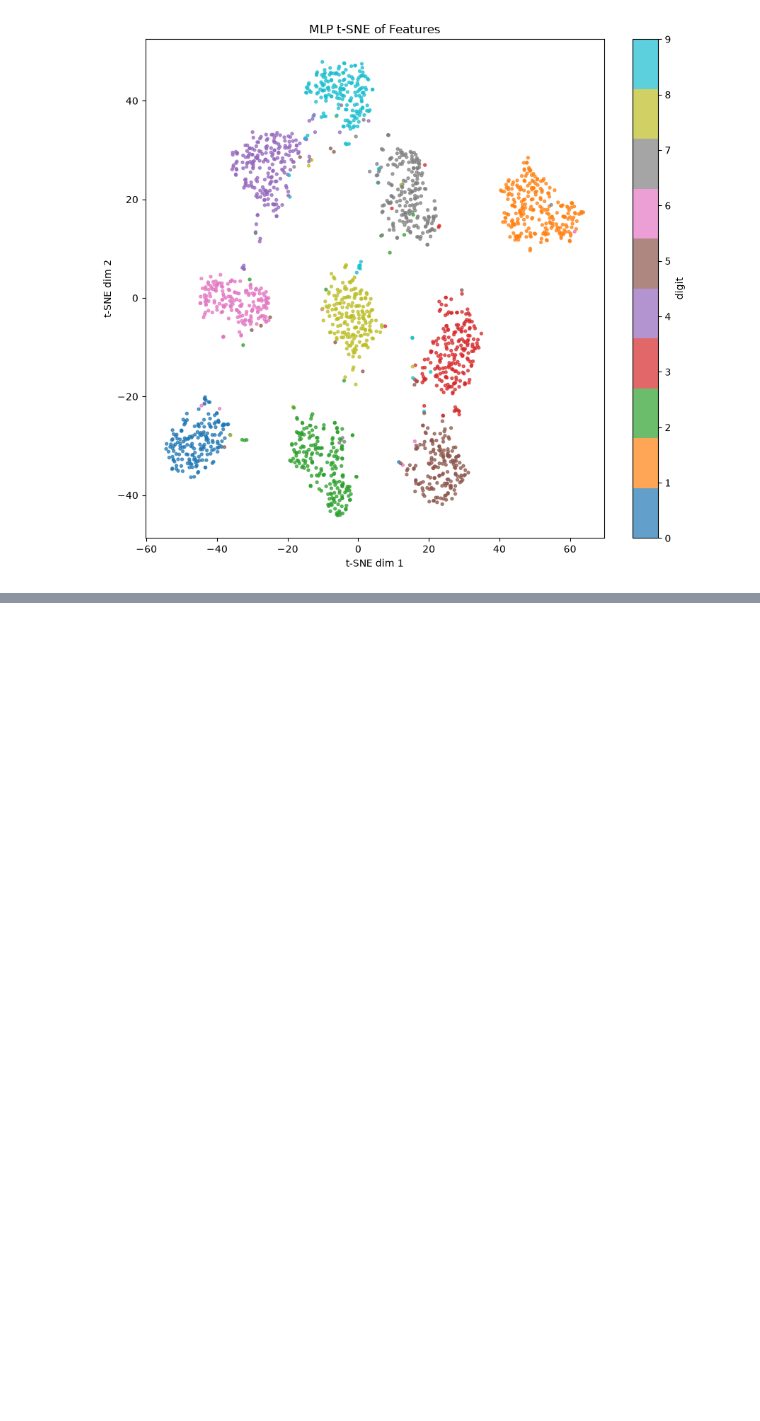
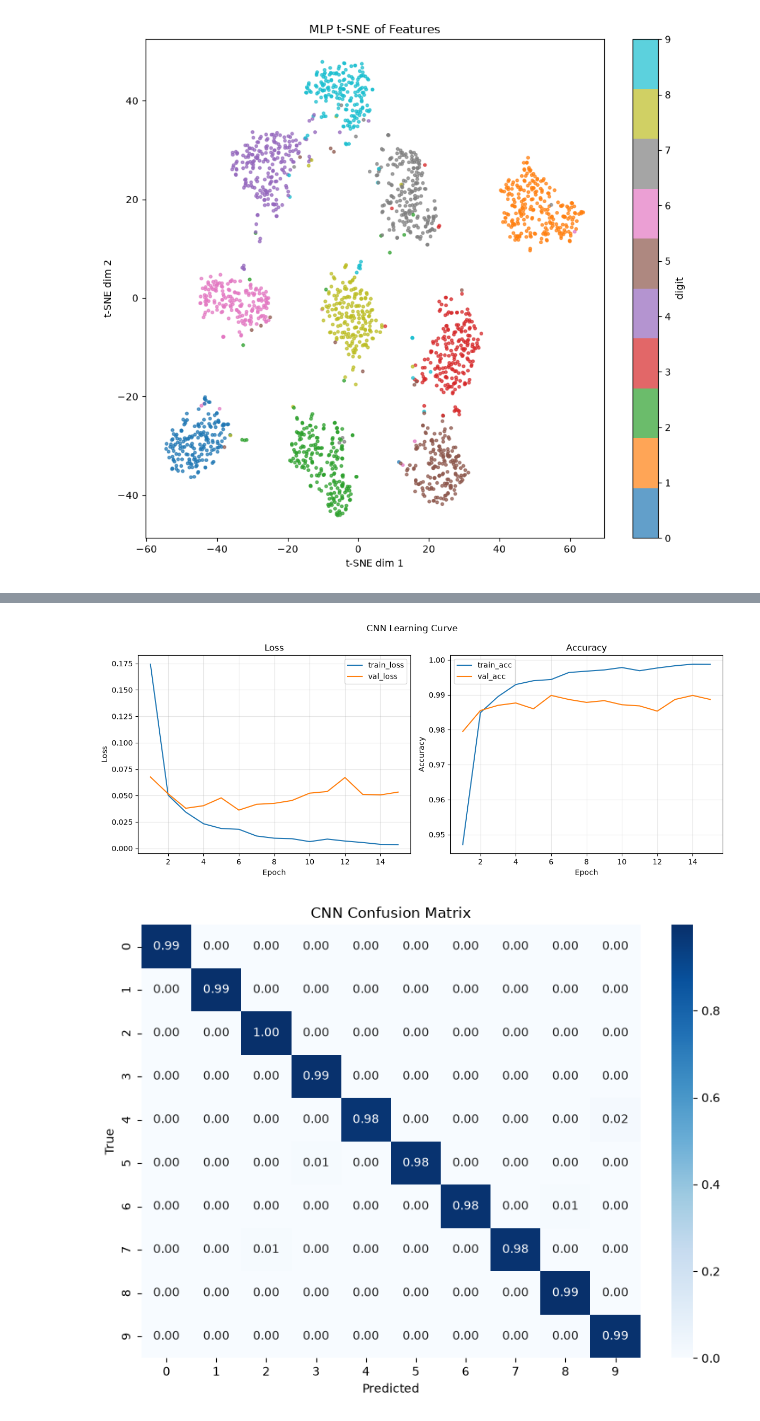
Before and after one commit to hyunwoonoh99/hw_mnist_project, a Jupyter notebook: notebooks/experiments.ipynb, the cells around one changed output, grey strips where cells are left out. Saved outputs shown, nothing was run; the diff lists cells and outputs as text; code cells hidden in the pictures; blank space fills up the shorter version.

Commit message:
Add ViT model, complete 4-model comparison with visualizations

```diff
--- a/notebooks/experiments.ipynb
+++ b/notebooks/experiments.ipynb
@@ -88,3 +88,13 @@ plot_tsne(features, labels, title="MLP t-SNE of Features")
 # %% [output]
 feature shape: (2000, 128)
 [figure]
+# %%
+from models.cnn import CNN
+
+# CNN 학습 (MLP와 동일 조건: 15 epoch, 같은 데이터)
+cnn_model = CNN()
+cnn_history, cnn_best_epoch, cnn_test_result = fit(
+    cnn_model, train_loader, val_loader, test_loader,
+    epochs=15, device=device,
+    save_path="../results/cnn_best.pth"
+)
@@ -90,0 +121,14 @@ feature shape: (2000, 128)
+# %%
+# 1) CNN learning curve
+plot_learning_curve(cnn_history, title="CNN Learning Curve")
+
+# 2) CNN confusion matrix
+cnn_y_true, cnn_y_pred = collect_predictions(cnn_model, test_loader, device)
+plot_confusion_matrix(cnn_y_true, cnn_y_pred, title="CNN Confusion Matrix", normalize=True)
+
+# 3) CNN t-SNE
+cnn_features, cnn_labels = extract_features(cnn_model, test_loader, device, max_samples=2000)
+plot_tsne(cnn_features, cnn_labels, title="CNN t-SNE of Features")
+# %% [output]
+[figure, added]
+[figure, added]
```
Also changed, not shown: parts of 5 cells of this notebook, 1 other file.
